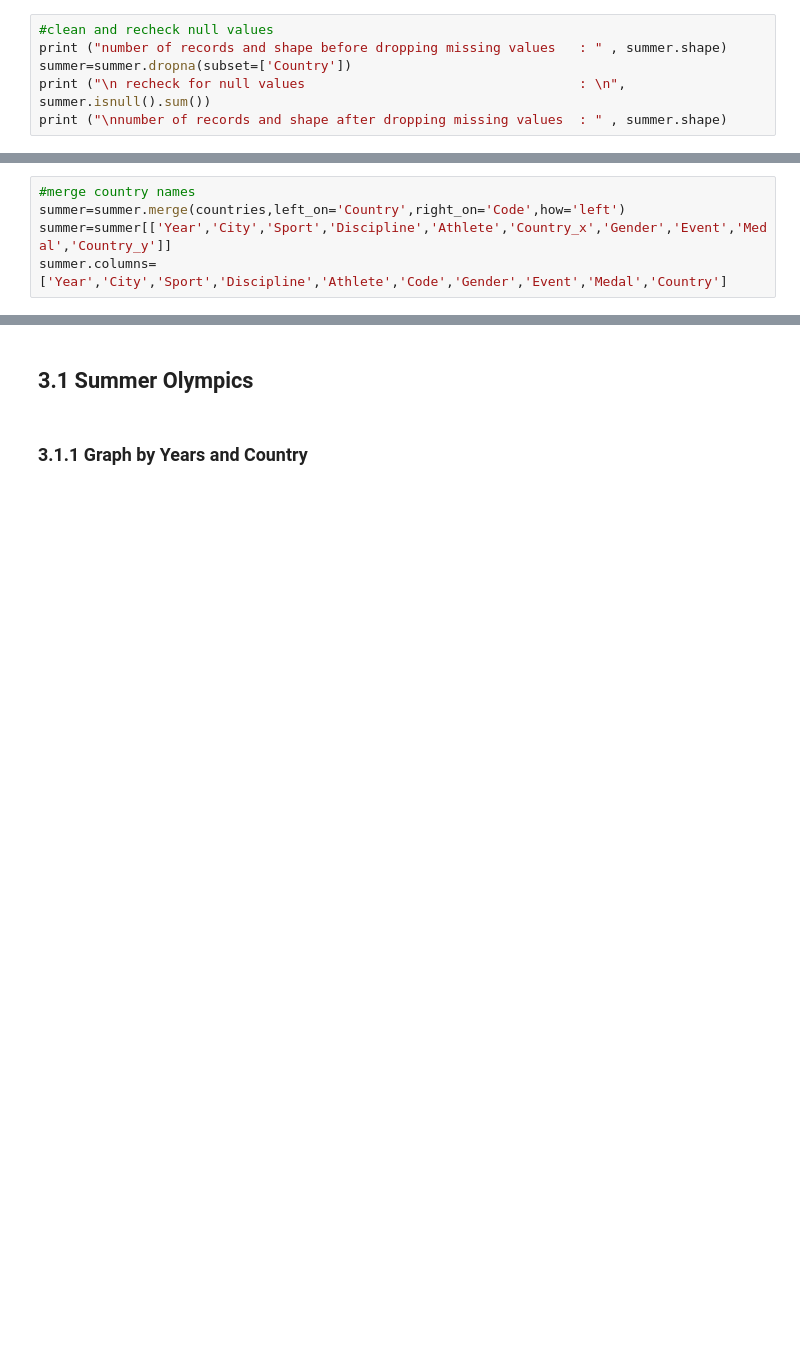
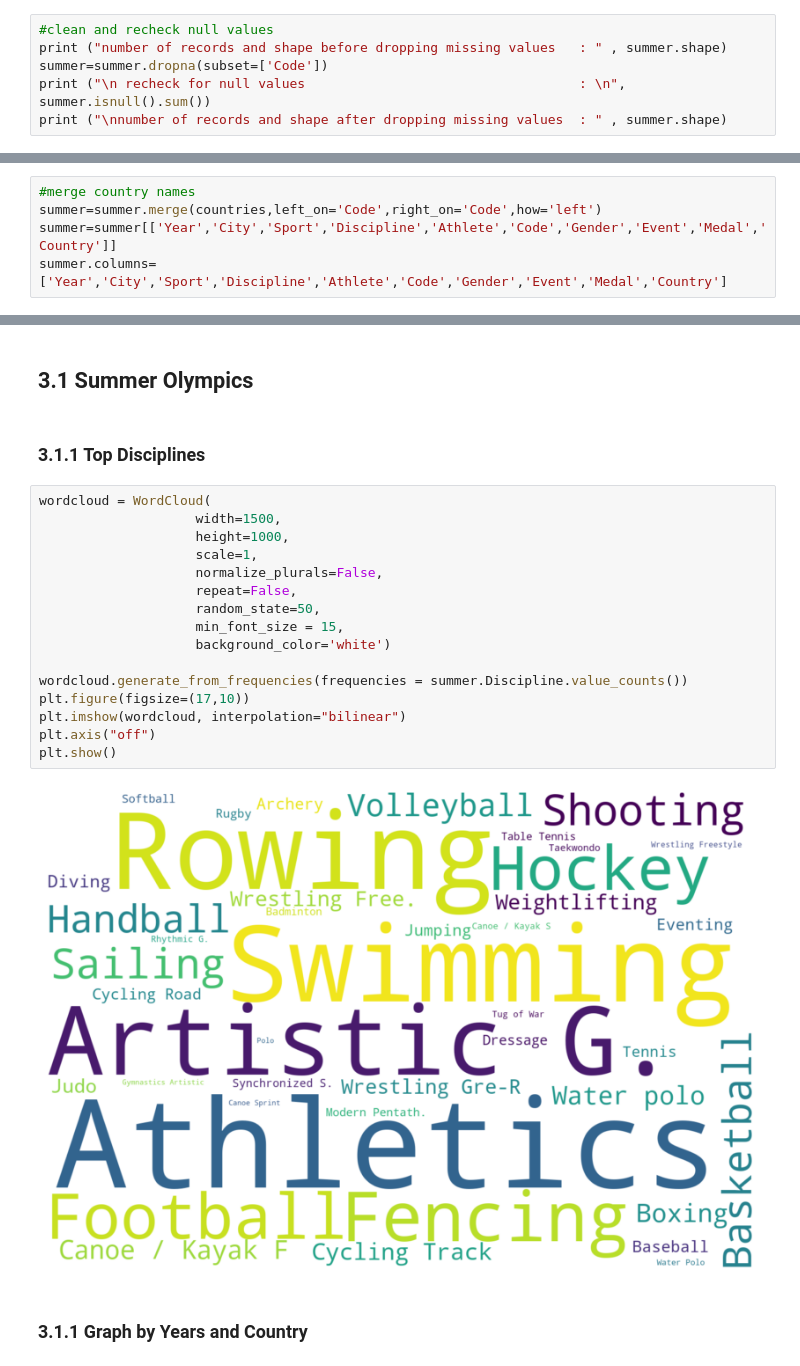
Before and after one commit to eozhisarcikli/olympic-game-analysis, a Jupyter notebook: Analysis & Visualization.ipynb, the cells around one changed output, grey strips where cells are left out. Saved outputs shown, nothing was run; the diff lists cells and outputs as text; blank space fills up the shorter version.

```diff
--- a/Analysis & Visualization.ipynb
+++ b/Analysis & Visualization.ipynb
@@ -146,7 +147,7 @@ summer.loc[summer['Athlete']=='Pending'].head()
 # %%
 #clean and recheck null values
 print ("number of records and shape before dropping missing values   : " , summer.shape)
-summer=summer.dropna(subset=['Country'])
+summer=summer.dropna(subset=['Code'])
 print ("\n recheck for null values                                   : \n", summer.isnull().sum())
 print ("\nnumber of records and shape after dropping missing values  : " , summer.shape)
 # %% [output]
@@ -167,8 +168,8 @@ dtype: int64
 number of records and shape after dropping missing values  :  (31161, 9)
 # %%
 #merge country names
-summer=summer.merge(countries,left_on='Country',right_on='Code',how='left')
-summer=summer[['Year','City','Sport','Discipline','Athlete','Country_x','Gender','Event','Medal','Country_y']]
+summer=summer.merge(countries,left_on='Code',right_on='Code',how='left')
+summer=summer[['Year','City','Sport','Discipline','Athlete','Code','Gender','Event','Medal','Country']]
 summer.columns=['Year','City','Sport','Discipline','Athlete','Code','Gender','Event','Medal','Country']
 # %%
 #reorganize Athlete names
@@ -251,6 +252,26 @@ winter.head()
 # 3. Analysis
 # %% [markdown]
 ## 3.1 Summer Olympics
+# %% [markdown]
+### 3.1.1 Top Disciplines
+# %%
+wordcloud = WordCloud(
+                    width=1500,
+                    height=1000,
+                    scale=1,
+                    normalize_plurals=False,
+                    repeat=False,
+                    random_state=50,
+                    min_font_size = 15,
+                    background_color='white')
+
+wordcloud.generate_from_frequencies(frequencies = summer.Discipline.value_counts())
+plt.figure(figsize=(17,10))
+plt.imshow(wordcloud, interpolation="bilinear")
+plt.axis("off")
+plt.show()
+# %% [output]
+[figure, added]
 # %% [markdown]
 ### 3.1.1 Graph by Years and Country
 # %%
```
Also changed, not shown: parts of 12 cells of this notebook.
